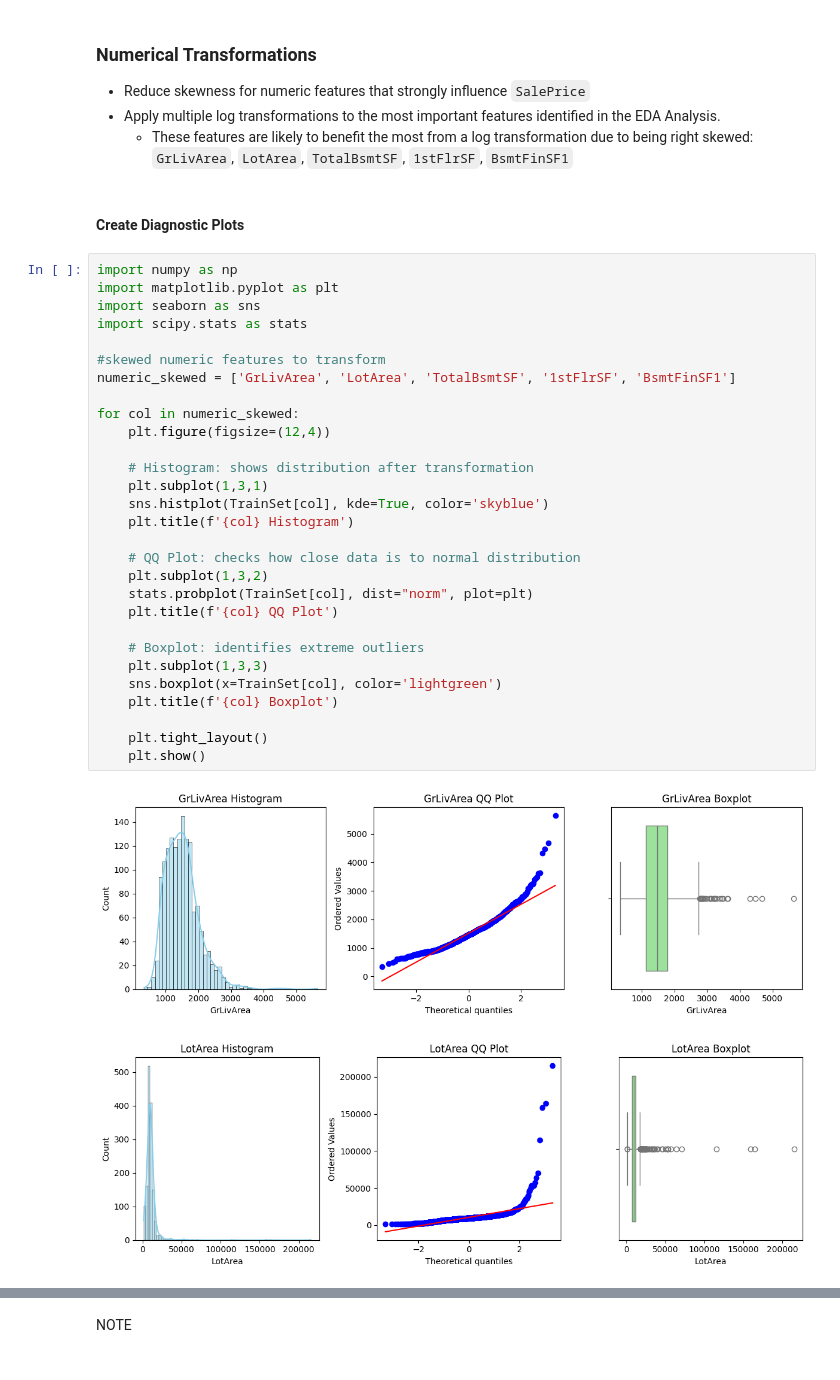
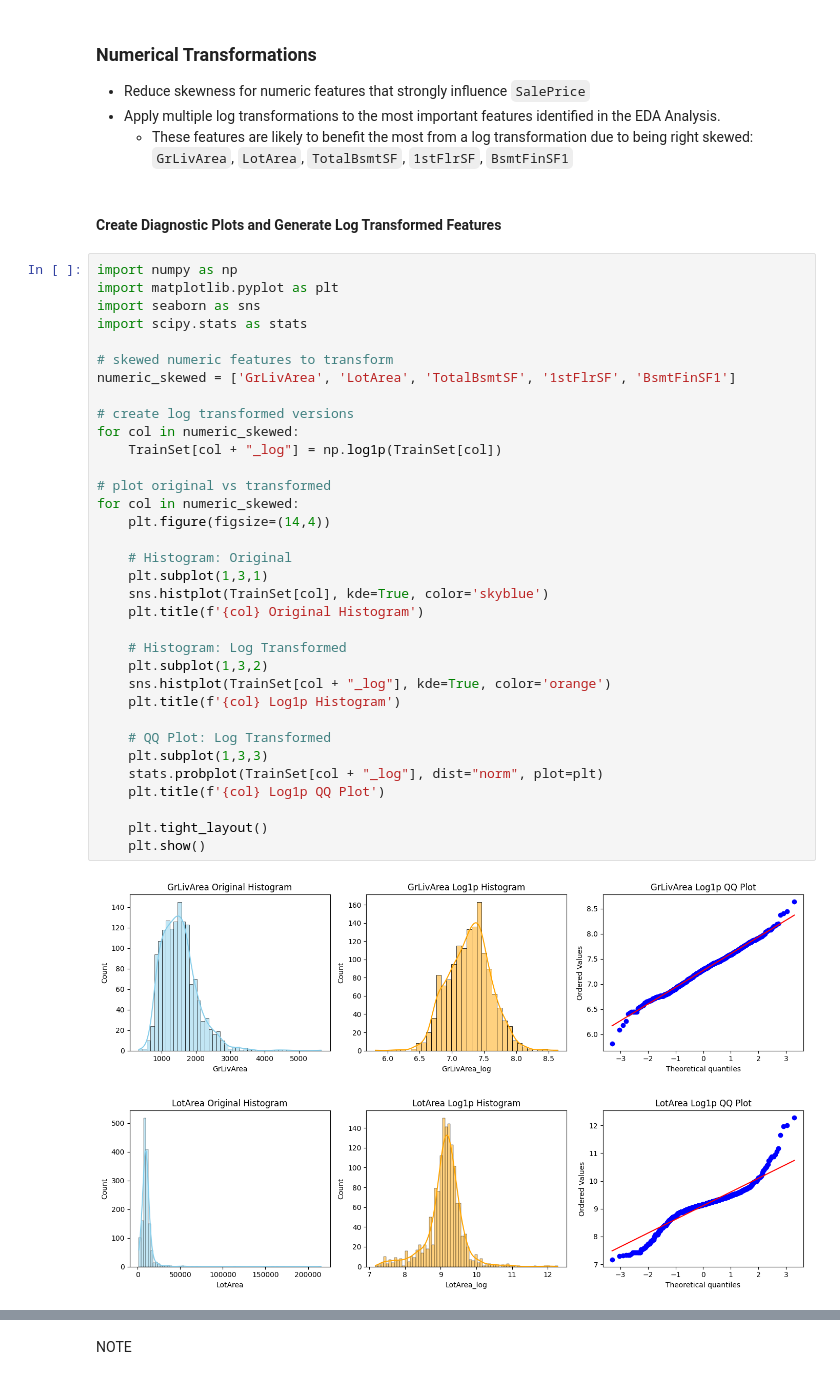
Before and after one commit to David5p/heritage-housing, a Jupyter notebook: jupyter_notebooks/FeatureEngineering copy.ipynb, the cells around one changed output, grey strips where cells are left out. Drawn from its saved outputs; the diff is of its cells as text.

Commit message:
Analyse transformation and winsorizer

```diff
--- a/jupyter_notebooks/FeatureEngineering copy.ipynb
+++ b/jupyter_notebooks/FeatureEngineering copy.ipynb
@@ -108,36 +108,41 @@ print("* Ordinal categorical encoding done!")
 - Apply multiple log transformations to the most important features identified in the EDA Analysis.
     - These features are likely to benefit the most from a log transformation due to being right skewed: `GrLivArea`, `LotArea`, `TotalBsmtSF`, `1stFlrSF`, `BsmtFinSF1`
 # %% [markdown]
-#### Create Diagnostic Plots
+#### Create Diagnostic Plots and Generate Log Transformed Features
 # %%
 import numpy as np
 import matplotlib.pyplot as plt
 import seaborn as sns
 import scipy.stats as stats
 
-#skewed numeric features to transform
+# skewed numeric features to transform
 numeric_skewed = ['GrLivArea', 'LotArea', 'TotalBsmtSF', '1stFlrSF', 'BsmtFinSF1']
 
+# create log transformed versions
 for col in numeric_skewed:
-    plt.figure(figsize=(12,4))
+    TrainSet[col + "_log"] = np.log1p(TrainSet[col])
 
-    # Histogram: shows distribution after transformation
+# plot original vs transformed
+for col in numeric_skewed:
+    plt.figure(figsize=(14,4))
+
+    # Histogram: Original
     plt.subplot(1,3,1)
     sns.histplot(TrainSet[col], kde=True, color='skyblue')
-    plt.title(f'{col} Histogram')
+    plt.title(f'{col} Original Histogram')
 
-    # QQ Plot: checks how close data is to normal distribution
+    # Histogram: Log Transformed
     plt.subplot(1,3,2)
-    stats.probplot(TrainSet[col], dist="norm", plot=plt)
-    plt.title(f'{col} QQ Plot')
+    sns.histplot(TrainSet[col + "_log"], kde=True, color='orange')
+    plt.title(f'{col} Log1p Histogram')
 
-    # Boxplot: identifies extreme outliers
+    # QQ Plot: Log Transformed
     plt.subplot(1,3,3)
-    sns.boxplot(x=TrainSet[col], color='lightgreen')
-    plt.title(f'{col} Boxplot')
+    stats.probplot(TrainSet[col + "_log"], dist="norm", plot=plt)
+    plt.title(f'{col} Log1p QQ Plot')
 
     plt.tight_layout()
     plt.show()
 # %% [output]
-[figure, old version]
+[figure, new version]
-[figure, old version]
+[figure, new version]
```
Also changed, not shown: parts of 15 cells of this notebook.
